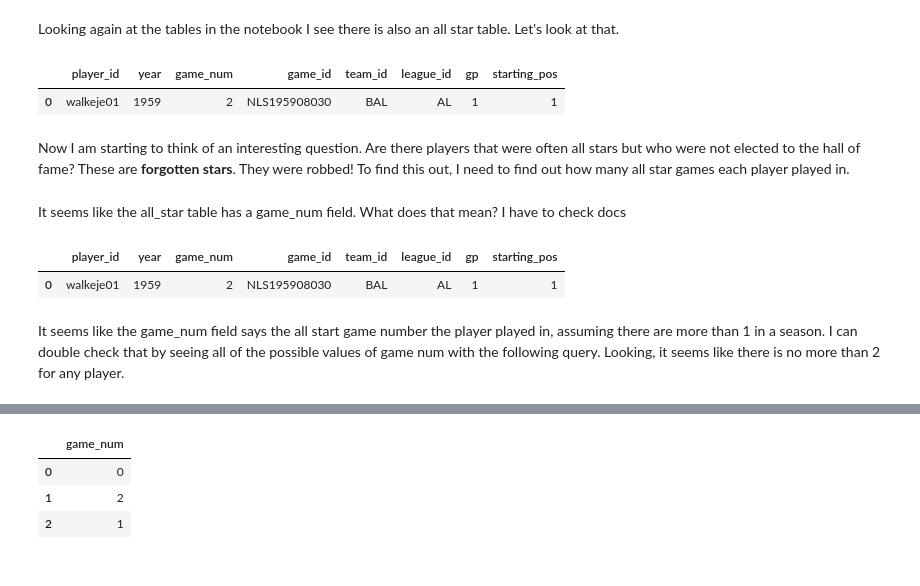
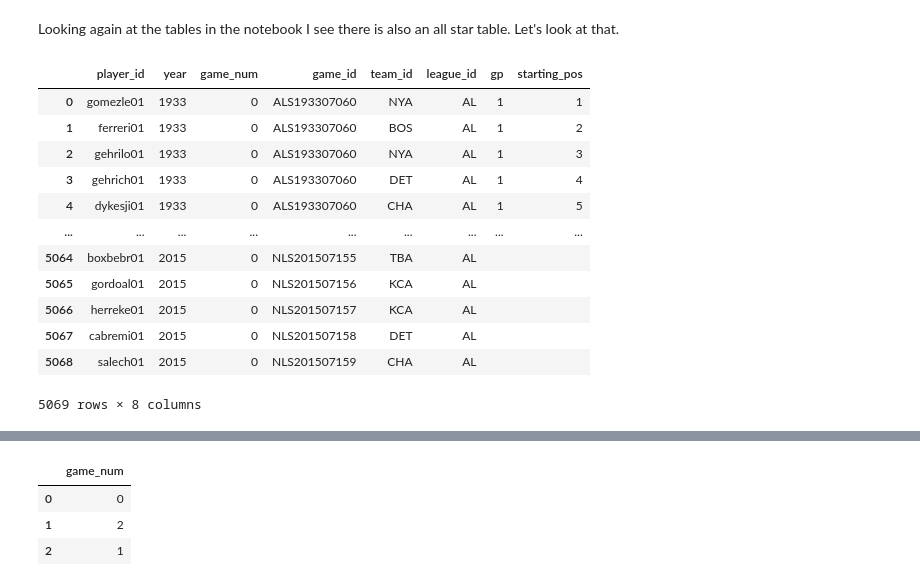
Before and after one commit to AbeHandler/everything, a Jupyter notebook: teaching/3401fall2020/week5/Module-4.2-Relational_data_applications.ipynb, the cells around one changed output, grey strips where cells are left out. Drawn from its saved outputs; the diff is of its cells as text; code cells hidden in the pictures.

```diff
--- a/teaching/3401fall2020/week5/Module-4.2-Relational_data_applications.ipynb
+++ b/teaching/3401fall2020/week5/Module-4.2-Relational_data_applications.ipynb
@@ -79,18 +72,18 @@ pd.read_sql_query('select * from player limit 5', con)
 # %% [markdown]
 Looking again at the tables in the notebook I see there is also an all star table. Let's look at that.
 # %%
-pd.read_sql_query('select * from all_star where player_id = "walkeje01"', con)
+pd.read_sql_query('select * from all_star', con)
 # %% [output]
 |  | player_id | year | game_num | game_id | team_id | league_id | gp | starting_pos |
-| 0 | walkeje01 | 1959 | 2 | NLS195908030 | BAL | AL | 1 | 1 |
+| 0 | gomezle01 | 1933 | 0 | ALS193307060 | NYA | AL | 1 | 1 |
+| 1 | ferreri01 | 1933 | 0 | ALS193307060 | BOS | AL | 1 | 2 |
+| 2 | gehrilo01 | 1933 | 0 | ALS193307060 | NYA | AL | 1 | 3 |
+| 3 | gehrich01 | 1933 | 0 | ALS193307060 | DET | AL | 1 | 4 |
+| 4 | dykesji01 | 1933 | 0 | ALS193307060 | CHA | AL | 1 | 5 |
+| ... | ... | ... | ... | ... | ... | ... | ... | ... |
+| 5064 | boxbebr01 | 2015 | 0 | NLS201507155 | TBA | AL |  |  |
+| 5065 | gordoal01 | 2015 | 0 | NLS201507156 | KCA | AL |  |  |
+| 5066 | herreke01 | 2015 | 0 | NLS201507157 | KCA | AL |  |  |
+| 5067 | cabremi01 | 2015 | 0 | NLS201507158 | DET | AL |  |  |
+| 5068 | salech01 | 2015 | 0 | NLS201507159 | CHA | AL |  |  |
+5069 rows × 8 columns
-# %% [markdown]
-Now I am starting to think of an interesting question. Are there players that were often all stars but who were not elected to the hall of fame? These are **forgotten stars**. They were robbed! To find this out, I need to find out how many all star games each player played in.
-# %% [markdown]
-It seems like the all_star table has a game_num field. What does that mean? I have to check docs
-# %%
-pd.read_sql_query('select * from all_star where player_id = "walkeje01"', con)
-# %% [output]
-|  | player_id | year | game_num | game_id | team_id | league_id | gp | starting_pos |
-| 0 | walkeje01 | 1959 | 2 | NLS195908030 | BAL | AL | 1 | 1 |
-# %% [markdown]
-It seems like the game_num field says the all start game number the player played in, assuming there are more than 1 in a season. I can double check that by seeing all of the possible values of game num with the following query. Looking, it seems like there is no more than 2 for any player.
```
Also changed, not shown: parts of 11 cells of this notebook.
